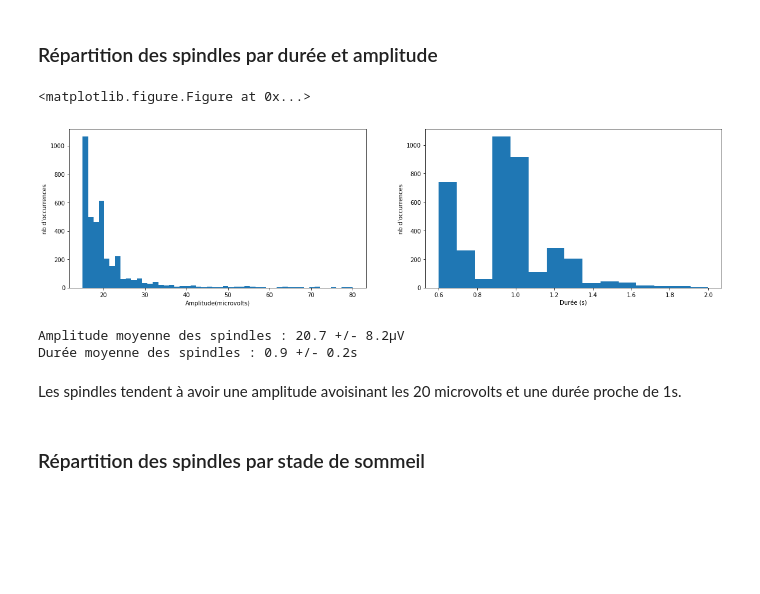
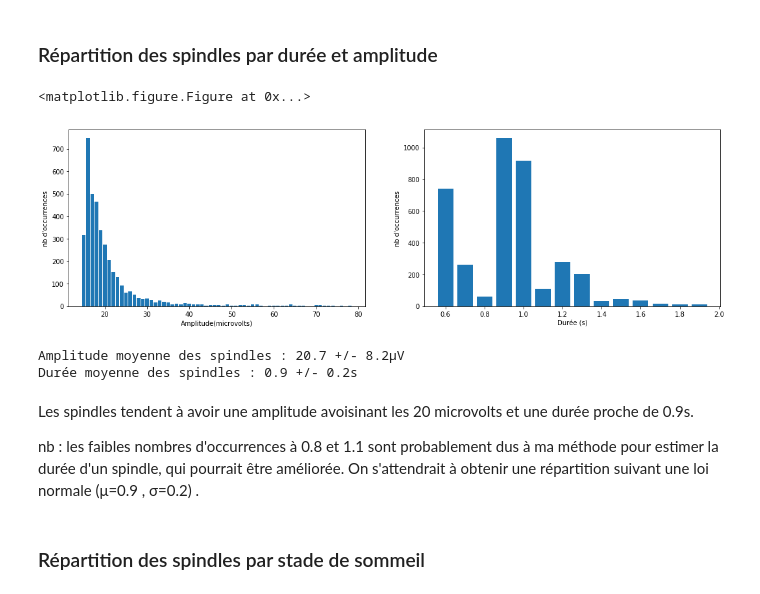
Before and after one commit to ArnoBen/SleepSpindles, a Jupyter notebook: SpindleDetection.ipynb, the cells around one changed output. Saved outputs shown, nothing was run; the diff lists cells and outputs as text; code cells hidden in the pictures; blank space fills up the shorter version.

Commit message:
Histogrammes corrects

```diff
--- a/SpindleDetection.ipynb
+++ b/SpindleDetection.ipynb
@@ -101,7 +101,6 @@ Il serait intéressant d'afficher la durée totale de chaque stade du sommeil pa
 labels = ['Eveil', 'Sommeil léger N1', 'Sommeil léger N2', 'Sommeil profond N3', 'REM']
 
 plt.clf()
-
 
 fig, axes = plt.subplots(nrows=1, ncols=2)
 
@@ -109,8 +108,8 @@ len_sleep_stg = np.zeros([5,7]) # Cette variable contient la durée de chaque st
 for i in range(n_days):
     for j in range(5):
         len_sleep_stg[j,i] = np.sum(hypnograms_long[i] == j)
-col = ['day ' + str(c) for c in range(7)]
-df1 = DataFrame(len_sleep_stg, columns=col, index=labels)
+col = ['day ' + str(c) for c in range(7)] # Pour la légende
+df1 = df(len_sleep_stg, columns=col, index=labels)
 ax = df1.plot.bar(ax=axes[0], figsize = (18,5))
 ax.set_ylabel('Durée')
 ax.set_title('Durée totale des stades par nuit')
@@ -131,7 +130,7 @@ for i in range(5) :
     len_sleep_mean.append(np.mean(len_sleep_stg[i]))
     len_sleep_std.append(np.std(len_sleep_stg[i]))
 
-df2 = DataFrame(len_sleep_mean, index=labels)
+df2 = df(len_sleep_mean, index=labels)
 ax = df2.plot.bar(ax=axes[1], yerr=len_sleep_std, figsize = (18,5), legend = False, color = 'grey')
 ax.set_ylabel('Durée')
 ax.set_title('Durée moyenne totale des stades par nuit')
@@ -423,35 +422,39 @@
 ### Répartition des spindles par durée et amplitude
 # %%
 plt.clf()
-plt.figure(figsize = (20,5))
-
-# Histogramme par amplitude
-plt.subplot(1,2,1)
-n, bins, patches = plt.hist(np.concatenate(spindles_heights), bins = 50)
-plt.xlabel('Amplitude(microvolts)')
-plt.ylabel("nb d'occurrences")
+#plt.figure(figsize = (20,5))
+fig, axes = plt.subplots(nrows=1, ncols=2)
+bins = np.arange(15,80,1)
+df_hgt = df(np.concatenate(spindles_heights))
+ax = df_hgt.plot.hist(ax = axes[0], bins = bins -0.5, grid=False, rwidth = 0.8, figsize = (18,5), legend = False)
+ax.set_xlabel('Amplitude(microvolts)')
+ax.set_ylabel("nb d'occurrences")
 
 #Histogramme par durée
-plt.subplot(1,2,2)
-n, bins, patches = plt.hist(np.concatenate(spindles_lengths), bins = 15)
-plt.xlabel('Durée (s)')
-plt.ylabel("nb d'occurrences")
+#plt.subplot(1,2,2)
+bins = np.arange(0.6,2.1,0.1)
+df_len = df(np.concatenate(spindles_lengths))
+ax = df_len.plot.hist(ax = axes[1], bins = bins -0.05, grid=False, rwidth = 0.8, figsize = (18,5), legend = False)
+ax.set_xlabel('Durée (s)')
+ax.set_ylabel("nb d'occurrences")
 
 plt.show()
 
 spindle_amp_mean = np.round(np.mean(np.concatenate(spindles_heights)),1)
 spindle_amp_std = np.round(np.std(np.concatenate(spindles_heights)),1)
 spindle_len_mean = np.round(np.mean(np.concatenate(spindles_lengths)),1)
 spindle_len_std = np.round(np.std(np.concatenate(spindles_lengths)),1)
 print('Amplitude moyenne des spindles : %s +/- %sμV'%(spindle_amp_mean, spindle_amp_std))
 print('Durée moyenne des spindles : %s +/- %ss'%(spindle_len_mean, spindle_len_std))
 # %% [output]
 <matplotlib.figure.Figure at 0x...>
-[figure, old version]
+[figure, new version]
 Amplitude moyenne des spindles : 20.7 +/- 8.2μV
 Durée moyenne des spindles : 0.9 +/- 0.2s
-# %% [markdown]
-Les spindles tendent à avoir une amplitude avoisinant les 20 microvolts et une durée proche de 1s.
+# %% [markdown]
+Les spindles tendent à avoir une amplitude avoisinant les 20 microvolts et une durée proche de 0.9s.
+
+nb : les faibles nombres d'occurrences à 0.8 et 1.1 sont probablement dus à ma méthode pour estimer la durée d'un spindle, qui pourrait être améliorée. On s'attendrait à obtenir une répartition suivant une loi normale (μ=0.9 , σ=0.2) .
 # %% [markdown]
 ### Répartition des spindles par stade de sommeil
 # %%
```
Also changed, not shown: parts of 2 cells of this notebook.
